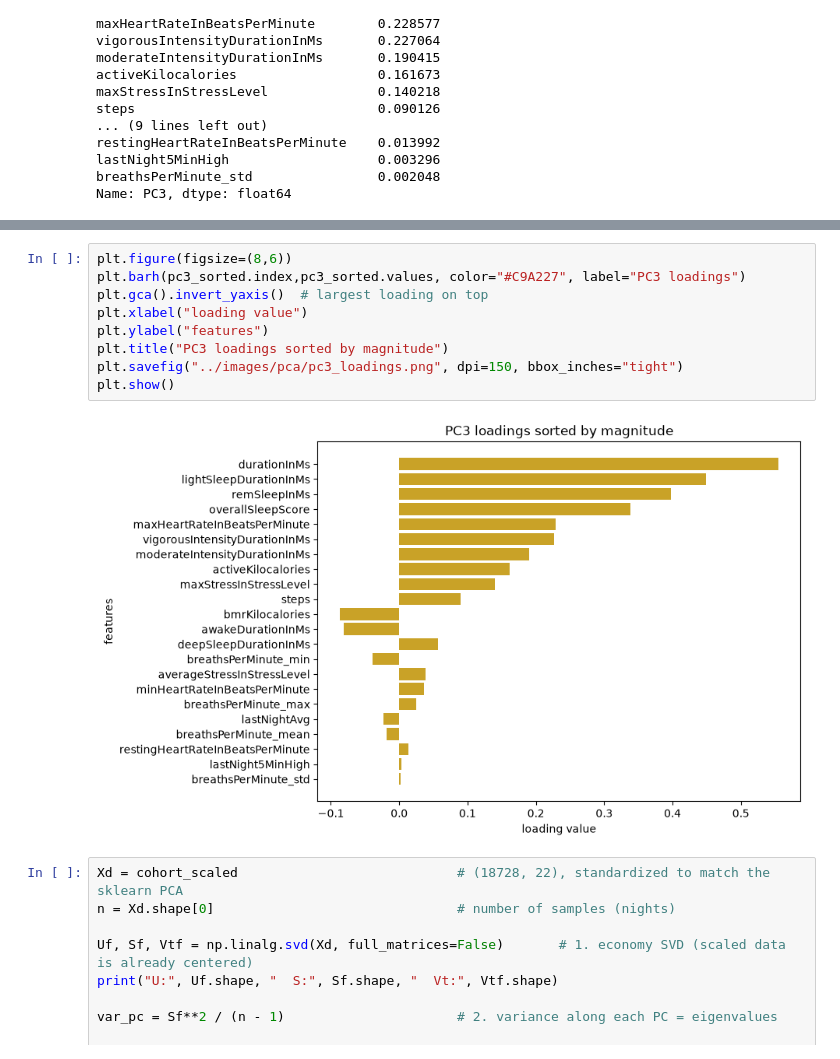
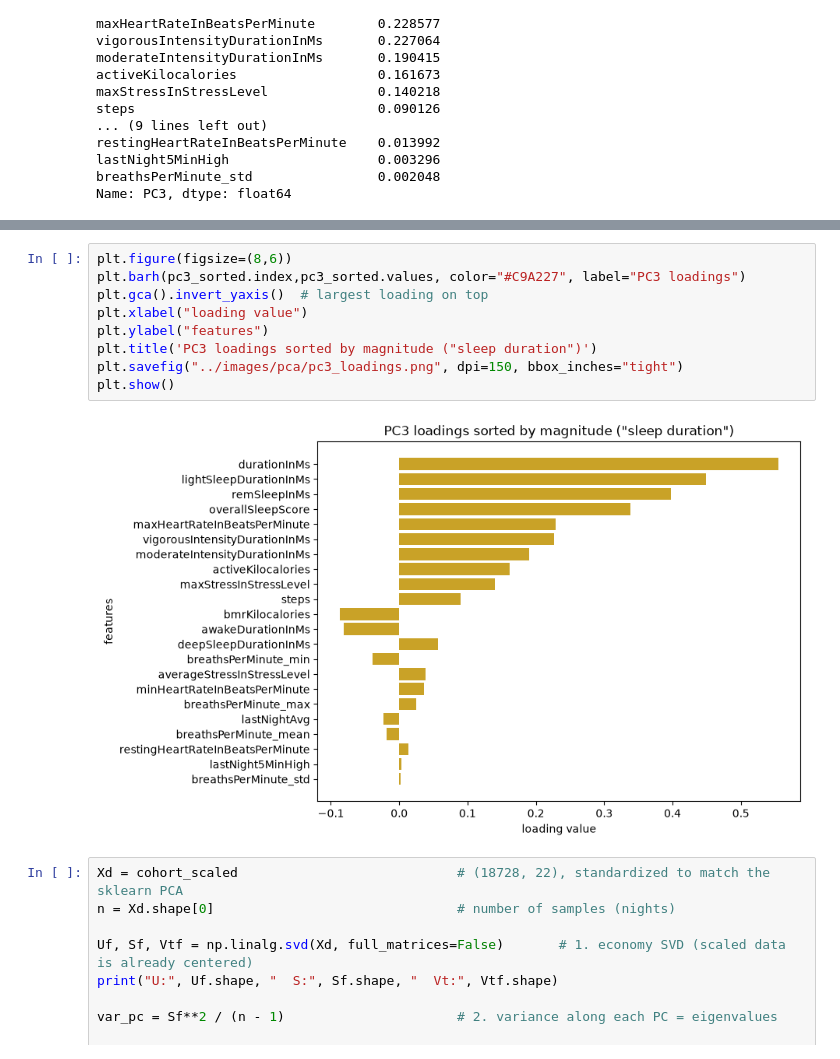
Before and after one commit to meauxcodes/applied-ml-project, a Jupyter notebook: scripts/cohort_pca.ipynb, the cells around one changed output, grey strips where cells are left out. Cells and saved outputs as stored; diff of their text form.

```diff
--- a/scripts/cohort_pca.ipynb
+++ b/scripts/cohort_pca.ipynb
@@ -179,14 +179,14 @@ plt.show()
 # %%
 plt.figure(figsize=(8,6))
 plt.barh(pc3_sorted.index,pc3_sorted.values, color="#C9A227", label="PC3 loadings")
 plt.gca().invert_yaxis()  # largest loading on top
 plt.xlabel("loading value")
 plt.ylabel("features")
-plt.title("PC3 loadings sorted by magnitude")
+plt.title('PC3 loadings sorted by magnitude ("sleep duration")')
 plt.savefig("../images/pca/pc3_loadings.png", dpi=150, bbox_inches="tight")
 plt.show()
 # %% [output]
-[figure, old version]
+[figure, new version]
 # %%
 Xd = cohort_scaled                            # (18728, 22), standardized to match the sklearn PCA
 n = Xd.shape[0]                               # number of samples (nights)
```
Also changed, not shown: parts of 3 cells of this notebook, 11 other files.
